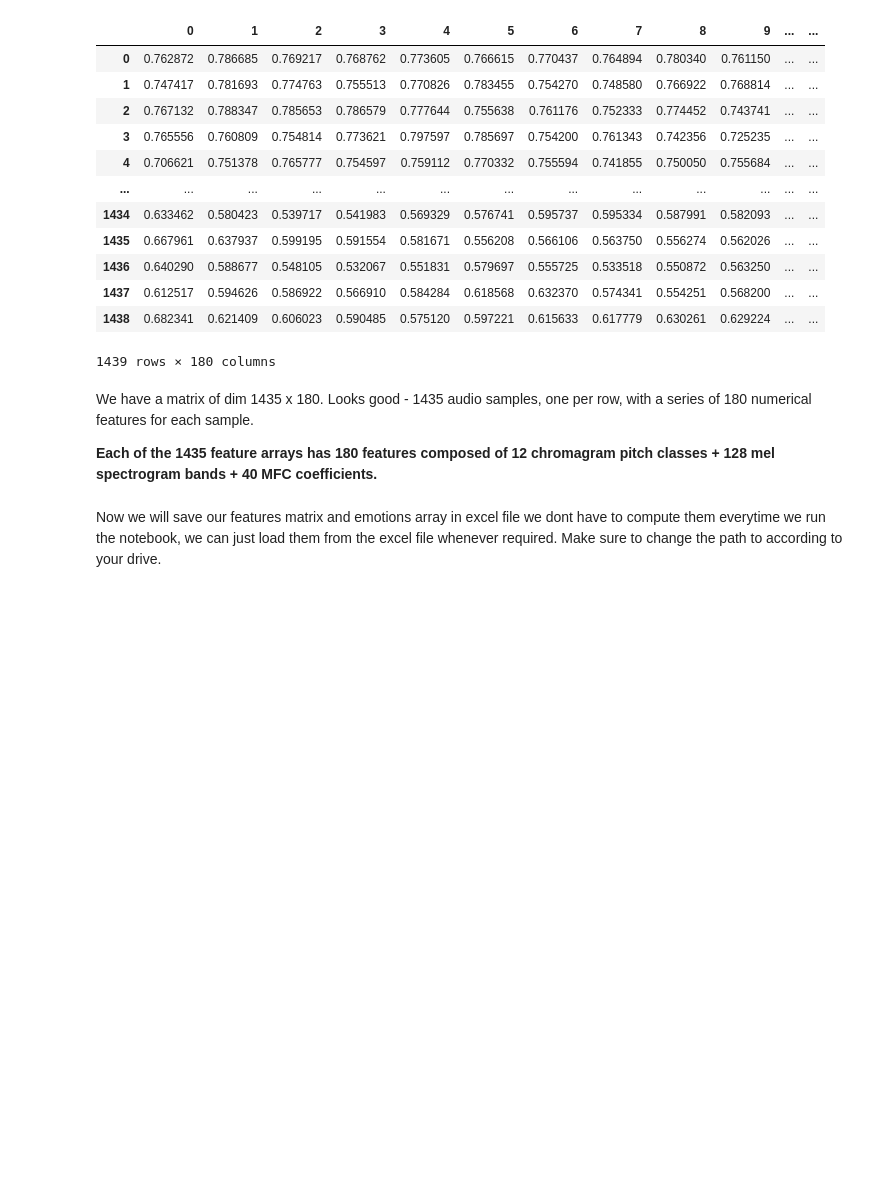
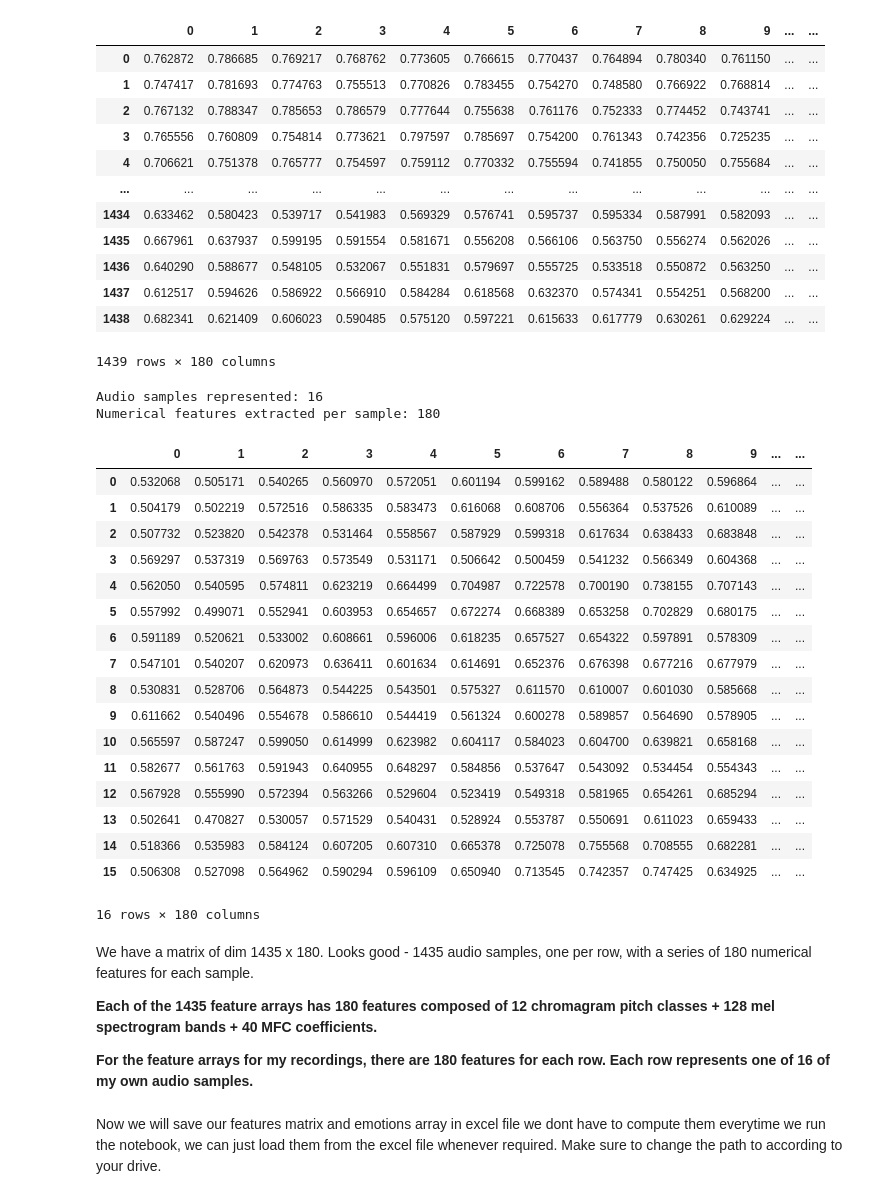
Before and after one commit to jaejams/Week3-ClassicML, a Jupyter notebook: week_3_machinelearning.ipynb, the cells around one changed output. Saved outputs shown, nothing was run; the diff lists cells and outputs as text; code cells hidden in the pictures; blank space fills up the shorter version.

```diff
--- a/week_3_machinelearning.ipynb
+++ b/week_3_machinelearning.ipynb
@@ -186,6 +186,21 @@ def load_data():
         print('\r' + f' Processed {count}/{1440} audio samples',end=' ')
     # Return arrays to plug into sklearn's cross-validation algorithms
     return np.array(X), np.array(y)
+# %%
+def load_my_data(): #writing another function to load the data from my recordings only
+    X,y=[],[]
+    count = 0
+    for file in glob.glob("My Audio Data/*/*.wav"): #please notice the different file path name.
+        file_name=os.path.basename(file)
+        emotion=emotions_dict[file_name.split("-")[2]] #extract emotions from the filename
+        features = get_features(file) #extract features
+        X.append(features) #extract features using get_features function #store as x, y variables
+        y.append(emotion) #extract labels from file
+        count += 1
+        # '\r' + end='' results in printing over same line
+        print('\r' + f' Processed {count}/{16} audio samples',end=' ')
+    # Return arrays to plug into sklearn's cross-validation algorithms
+    return np.array(X), np.array(y)
 # %% [markdown]
 Compute the feature matrix and read the emotion labels for the entire dataset.
 Note that our regressor (independent/explanatory variable), usually denoted X, is named 'features', and our regressand (dependent variable), usually denoted y, is named 'emotions'.
@@ -193,3 +208,5 @@ Note that our regressor (independent/explanatory variable), usually denoted X, i
 features, emotions = load_data()
 # %% [output]
  Processed 1439/1440 audio samples
+# %%
+features_mine, emotions_mine = load_my_data()
@@ -221,11 +240,44 @@ Numerical features extracted per sample: 180
 | 1437 | 0.612517 | 0.594626 | 0.586922 | 0.566910 | 0.584284 | 0.618568 | 0.632370 | 0.574341 | 0.554251 | 0.568200 | ... | ... |
 | 1438 | 0.682341 | 0.621409 | 0.606023 | 0.590485 | 0.575120 | 0.597221 | 0.615633 | 0.617779 | 0.630261 | 0.629224 | ... | ... |
 1439 rows × 180 columns
+# %%
+print(f'\nAudio samples represented: {features_mine.shape[0]}')
+print(f'Numerical features extracted per sample: {features_mine.shape[1]}')
+features_df_mine = pd.DataFrame(features_mine) # make it pretty for display
+
+
+#making dataframe for emotions as well
+emotions_df_mine = pd.DataFrame(emotions_mine) # make it pretty for display
+
+features_df_mine #loading a dataframe, a feature matrix showing a combination of a chromagram, a mel spectorgram, and MFC coefficients for each audio file.
+# %% [output]
+Audio samples represented: 16
+Numerical features extracted per sample: 180
+|  | 0 | 1 | 2 | 3 | 4 | 5 | 6 | 7 | 8 | 9 | ... | ... |
+| 0 | 0.532068 | 0.505171 | 0.540265 | 0.560970 | 0.572051 | 0.601194 | 0.599162 | 0.589488 | 0.580122 | 0.596864 | ... | ... |
+| 1 | 0.504179 | 0.502219 | 0.572516 | 0.586335 | 0.583473 | 0.616068 | 0.608706 | 0.556364 | 0.537526 | 0.610089 | ... | ... |
+| 2 | 0.507732 | 0.523820 | 0.542378 | 0.531464 | 0.558567 | 0.587929 | 0.599318 | 0.617634 | 0.638433 | 0.683848 | ... | ... |
+| 3 | 0.569297 | 0.537319 | 0.569763 | 0.573549 | 0.531171 | 0.506642 | 0.500459 | 0.541232 | 0.566349 | 0.604368 | ... | ... |
+| 4 | 0.562050 | 0.540595 | 0.574811 | 0.623219 | 0.664499 | 0.704987 | 0.722578 | 0.700190 | 0.738155 | 0.707143 | ... | ... |
+| 5 | 0.557992 | 0.499071 | 0.552941 | 0.603953 | 0.654657 | 0.672274 | 0.668389 | 0.653258 | 0.702829 | 0.680175 | ... | ... |
+| 6 | 0.591189 | 0.520621 | 0.533002 | 0.608661 | 0.596006 | 0.618235 | 0.657527 | 0.654322 | 0.597891 | 0.578309 | ... | ... |
+| 7 | 0.547101 | 0.540207 | 0.620973 | 0.636411 | 0.601634 | 0.614691 | 0.652376 | 0.676398 | 0.677216 | 0.677979 | ... | ... |
+| 8 | 0.530831 | 0.528706 | 0.564873 | 0.544225 | 0.543501 | 0.575327 | 0.611570 | 0.610007 | 0.601030 | 0.585668 | ... | ... |
+| 9 | 0.611662 | 0.540496 | 0.554678 | 0.586610 | 0.544419 | 0.561324 | 0.600278 | 0.589857 | 0.564690 | 0.578905 | ... | ... |
+| 10 | 0.565597 | 0.587247 | 0.599050 | 0.614999 | 0.623982 | 0.604117 | 0.584023 | 0.604700 | 0.639821 | 0.658168 | ... | ... |
+| 11 | 0.582677 | 0.561763 | 0.591943 | 0.640955 | 0.648297 | 0.584856 | 0.537647 | 0.543092 | 0.534454 | 0.554343 | ... | ... |
+| 12 | 0.567928 | 0.555990 | 0.572394 | 0.563266 | 0.529604 | 0.523419 | 0.549318 | 0.581965 | 0.654261 | 0.685294 | ... | ... |
+| 13 | 0.502641 | 0.470827 | 0.530057 | 0.571529 | 0.540431 | 0.528924 | 0.553787 | 0.550691 | 0.611023 | 0.659433 | ... | ... |
+| 14 | 0.518366 | 0.535983 | 0.584124 | 0.607205 | 0.607310 | 0.665378 | 0.725078 | 0.755568 | 0.708555 | 0.682281 | ... | ... |
+| 15 | 0.506308 | 0.527098 | 0.564962 | 0.590294 | 0.596109 | 0.650940 | 0.713545 | 0.742357 | 0.747425 | 0.634925 | ... | ... |
+16 rows × 180 columns
 # %% [markdown]
 We have a matrix of dim 1435 x 180. Looks good - 1435 audio samples, one per row, with a series of
 180 numerical features for each sample.
 
 **Each of the 1435 feature arrays has 180 features composed of 12 chromagram pitch classes + 128 mel spectrogram bands + 40 MFC coefficients.**
+
+**For the feature arrays for my recordings, there are 180 features for each row. Each row represents one of 16 of my own audio samples.**
 # %% [markdown]
 Now we will save our features matrix and emotions array in excel file we dont have to compute them everytime we run the notebook, we can just load them from the excel file whenever required. Make sure to change the path to according to your drive.
 # %%
```
Also changed, not shown: parts of 9 cells of this notebook.
